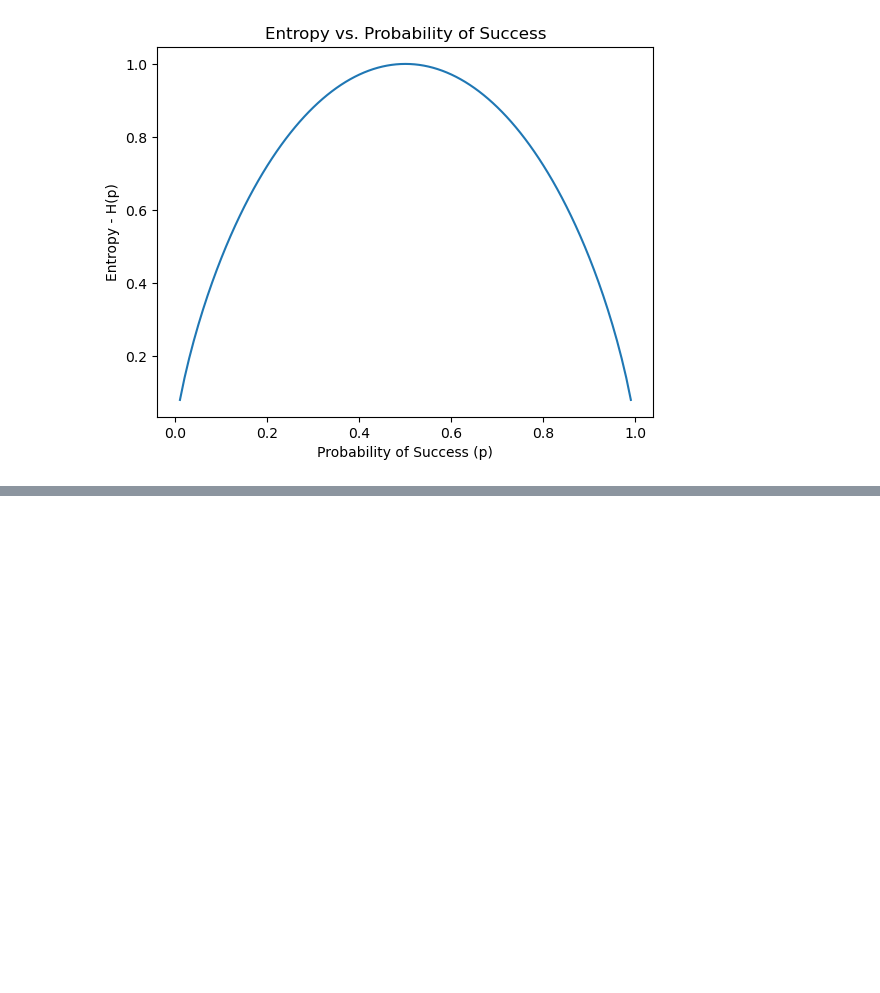
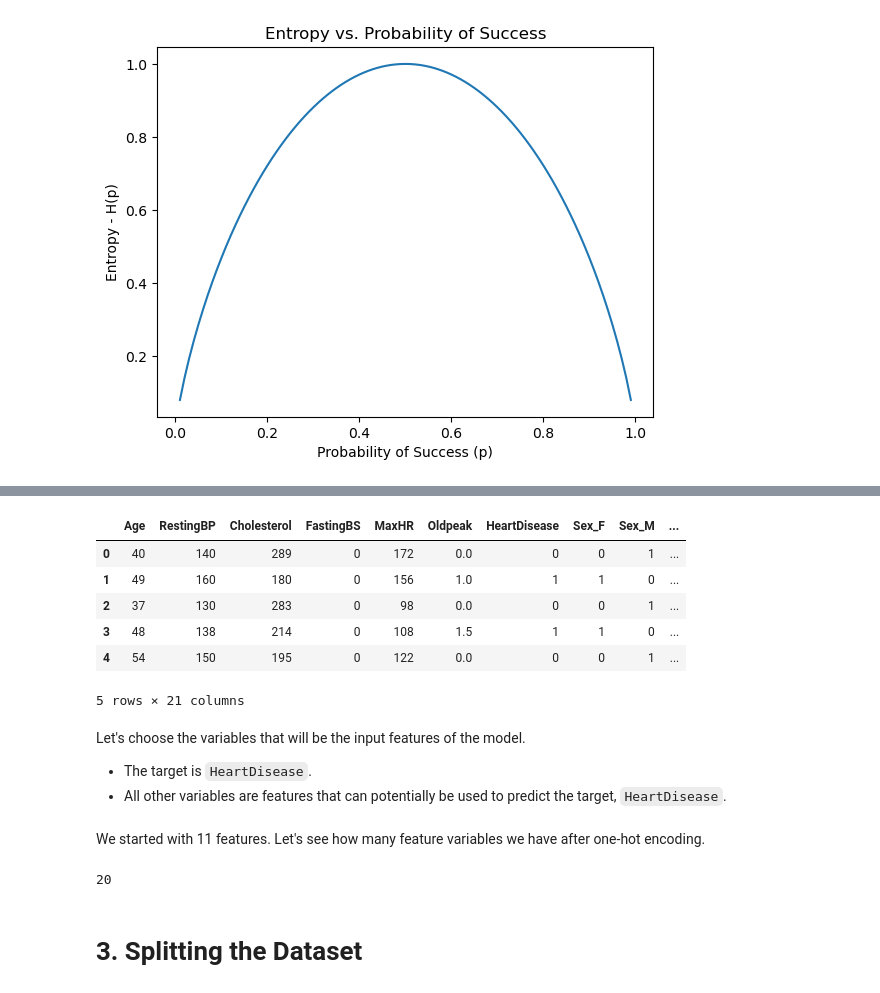
Before and after one commit to ibrar-ul-hassan/Machine-Learning-Projects, a Jupyter notebook: Decision_Trees/code file.ipynb, the cells around one changed output, grey strips where cells are left out. Saved outputs shown, nothing was run; the diff lists cells and outputs as text; code cells hidden in the pictures; blank space fills up the shorter version.

Commit message:
Added intro, Split the dataset, did one-hot endoding

```diff
--- a/Decision_Trees/code file.ipynb
+++ b/Decision_Trees/code file.ipynb
@@ -39,0 +91,4 @@ plt.show()
+# %%
+# Load the dataset using pandas
+df = pd.read_csv('dataset.csv')
+df.head()
@@ -39,0 +108,7 @@ plt.show()
+# %%
+cat_variables = ['Sex',
+'ChestPainType',
+'RestingECG',
+'ExerciseAngina',
+'ST_Slope'
+]
@@ -39,0 +123,20 @@ plt.show()
+# %%
+# This will replace the columns with the one-hot encoded ones and keep the columns outside 'columns' argument as it is.#
+df = pd.get_dummies(data =df,
+                   prefix = cat_variables,
+                   columns = cat_variables)
+# %%
+df.head()
+# %% [output]
+|  | Age | RestingBP | Cholesterol | FastingBS | MaxHR | Oldpeak | HeartDisease | Sex_F | Sex_M | ... |
+| 0 | 40 | 140 | 289 | 0 | 172 | 0.0 | 0 | 0 | 1 | ... |
+| 1 | 49 | 160 | 180 | 0 | 156 | 1.0 | 1 | 1 | 0 | ... |
+| 2 | 37 | 130 | 283 | 0 | 98 | 0.0 | 0 | 0 | 1 | ... |
+| 3 | 48 | 138 | 214 | 0 | 108 | 1.5 | 1 | 1 | 0 | ... |
+| 4 | 54 | 150 | 195 | 0 | 122 | 0.0 | 0 | 0 | 1 | ... |
+5 rows × 21 columns
+# %% [markdown]
+Let's choose the variables that will be the input features of the model.
+
+- The target is `HeartDisease`.
+- All other variables are features that can potentially be used to predict the target, `HeartDisease`.
@@ -39,0 +145,8 @@ plt.show()
+# %% [markdown]
+We started with 11 features. Let's see how many feature variables we have after one-hot encoding.
+# %%
+print(len(features))
+# %% [output]
+20
+# %% [markdown]
+# 3. Splitting the Dataset
```
Also changed, not shown: parts of 19 cells of this notebook, 1 other file.
